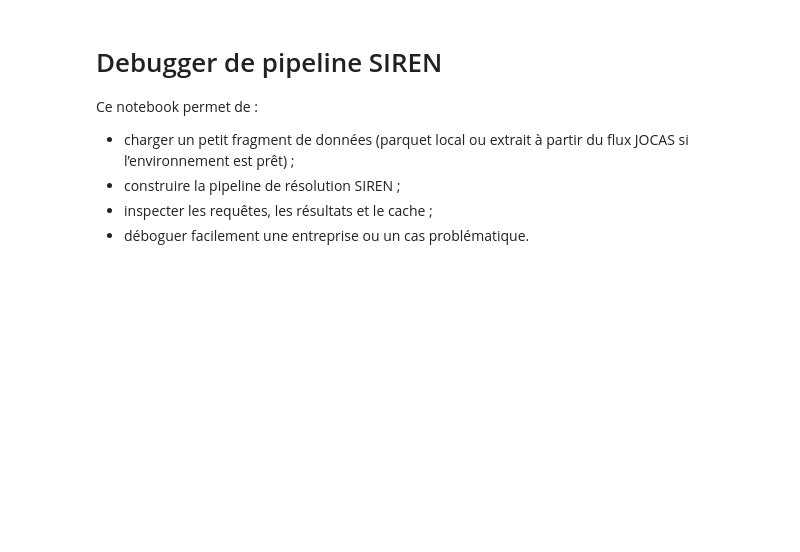
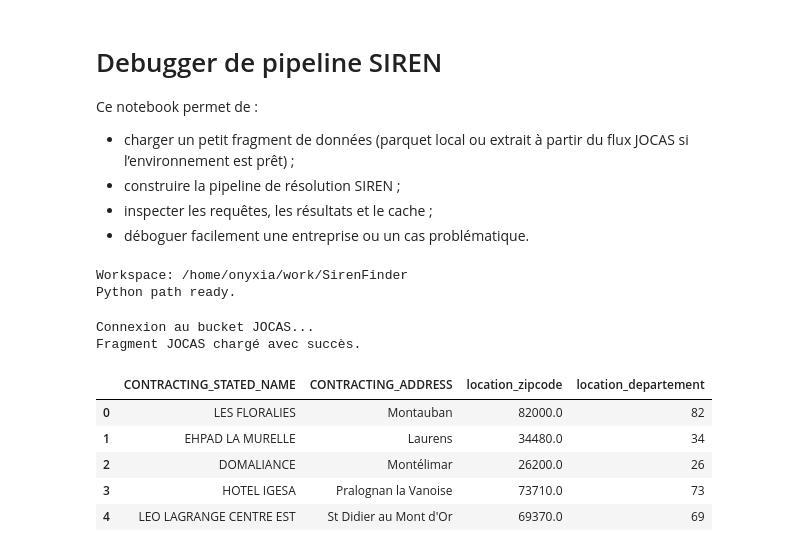
Before and after one commit to FlorentinLavaud/SirenFinder, a Jupyter notebook: notebooks/siren_pipeline_debug.ipynb, the cells around one changed output. Saved outputs shown, nothing was run; the diff lists cells and outputs as text; code cells hidden in the pictures; blank space fills up the shorter version.

```diff
--- a/notebooks/siren_pipeline_debug.ipynb
+++ b/notebooks/siren_pipeline_debug.ipynb
@@ -6,17 +6,14 @@ Ce notebook permet de :
 - construire la pipeline de résolution SIREN ;
 - inspecter les requêtes, les résultats et le cache ;
 - déboguer facilement une entreprise ou un cas problématique.
+# %%
+from pathlib import Path
+import sys
+import os
+
+ROOT = Path.cwd().parent
+sys.path.insert(0, str(ROOT / "src"))
 # %%
-from pathlib import Path
-import os
-import sys
-
-import pandas as pd
-
-ROOT = Path.cwd().resolve()
-if (ROOT / 'src').exists():
-    sys.path.insert(0, str(ROOT / 'src'))
-
 from siren_resolver import (
     Address,
     CompanyQuery,
@@ -31,49 +28,45 @@ from siren_resolver import (
 
 print('Workspace:', ROOT)
 print('Python path ready.')
+# %% [output]
+Workspace: /home/onyxia/work/SirenFinder
+Python path ready.
 # %%
 # Configuration de base
 DATA_DIR = Path(os.getenv('SIREN_DATA_DIR', ROOT / 'tmp_siren_debug'))
 DATA_DIR.mkdir(parents=True, exist_ok=True)
 
 sample_df = None
 
-# 1) Essayer de charger un parquet local si disponible
-candidate_files = list(ROOT.glob('**/*.parquet'))
-if candidate_files:
-    sample_path = candidate_files[0]
-    print(f'Chargement du parquet local : {sample_path}')
-    sample_df = pd.read_parquet(sample_path).head(20)
 
-# 2) Sinon, essayer de télécharger un petit fragment depuis le bucket JOCAS si l'environnement est prêt
 if sample_df is None:
     try:
         from jocas_common import connect_jocas
         print('Connexion au bucket JOCAS...')
         conn = connect_jocas()
         sample_df = conn.execute(
             "SELECT entreprise_nom, location_label, location_zipcode, location_departement FROM jocas WHERE entreprise_nom IS NOT NULL LIMIT 20"
         ).df()
         sample_df = sample_df.rename(columns={
             'entreprise_nom': 'CONTRACTING_STATED_NAME',
             'location_label': 'CONTRACTING_ADDRESS',
             'location_zipcode': 'location_zipcode',
             'location_departement': 'location_departement',
         })
         print('Fragment JOCAS chargé avec succès.')
     except Exception as exc:
         print(f'Impossible de charger depuis JOCAS : {exc}')
 
-# 3) Sinon, utiliser un petit dataframe de démonstration
-if sample_df is None:
-    print('Utilisation d'un échantillon synthétique.')
-    sample_df = pd.DataFrame([
-        {'CONTRACTING_STATED_NAME': 'ACME SA', 'CONTRACTING_ADDRESS': '12 rue des Lilas 75002 Paris', 'CONTRACTING_SIREN': None},
-        {'CONTRACTING_STATED_NAME': 'Société Exemple', 'CONTRACTING_ADDRESS': '3 avenue de la République 69002 Lyon', 'CONTRACTING_SIREN': None},
-        {'CONTRACTING_STATED_NAME': 'Mairie de Bordeaux', 'CONTRACTING_ADDRESS': '1 place de la Bourse 33000 Bordeaux', 'CONTRACTING_SIREN': None},
-    ])
-
 sample_df.head()
+# %% [output]
+Connexion au bucket JOCAS...
+Fragment JOCAS chargé avec succès.
+|  | CONTRACTING_STATED_NAME | CONTRACTING_ADDRESS | location_zipcode | location_departement |
+| 0 | LES FLORALIES | Montauban | 82000.0 | 82 |
+| 1 | EHPAD LA MURELLE | Laurens | 34480.0 | 34 |
+| 2 | DOMALIANCE | Montélimar | 26200.0 | 26 |
+| 3 | HOTEL IGESA | Pralognan la Vanoise | 73710.0 | 73 |
+| 4 | LEO LAGRANGE CENTRE EST | St Didier au Mont d'Or | 69370.0 | 69 |
 # %%
 # Builder de pipeline et objets de résolution
 config = ResolverConfig()
```
Also changed, not shown: parts of 5 cells of this notebook.
